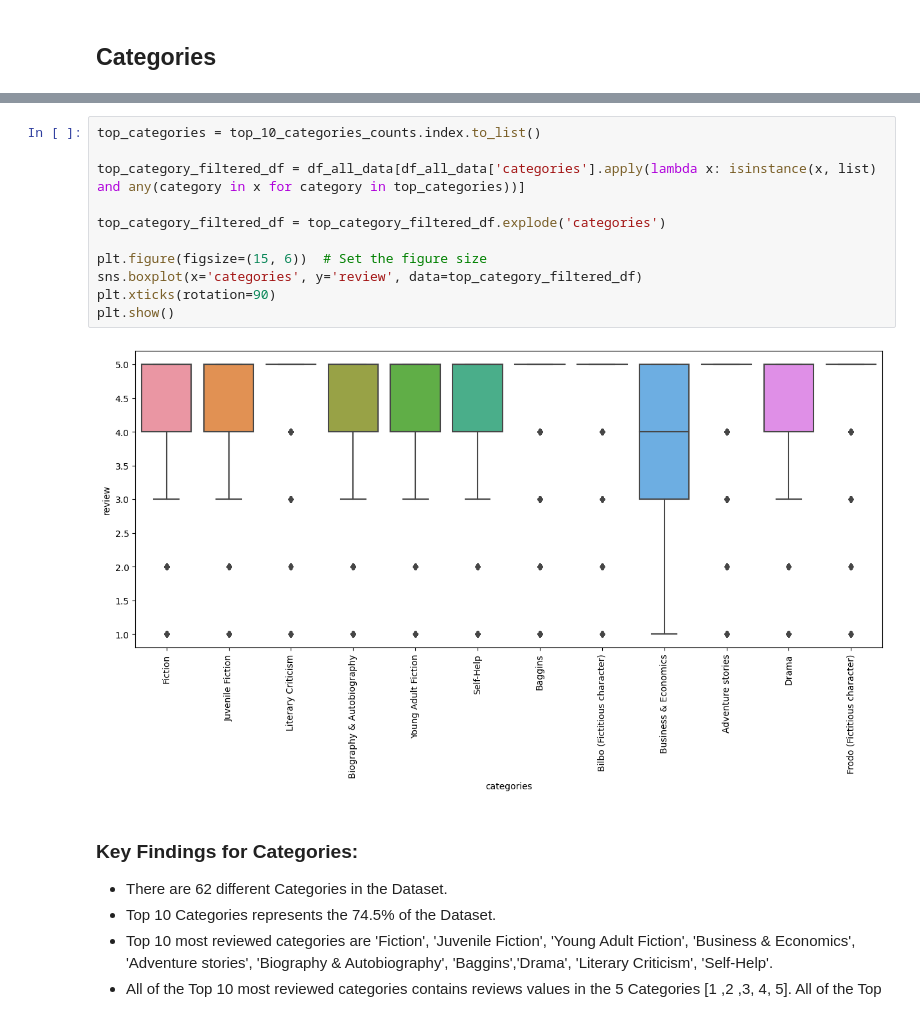
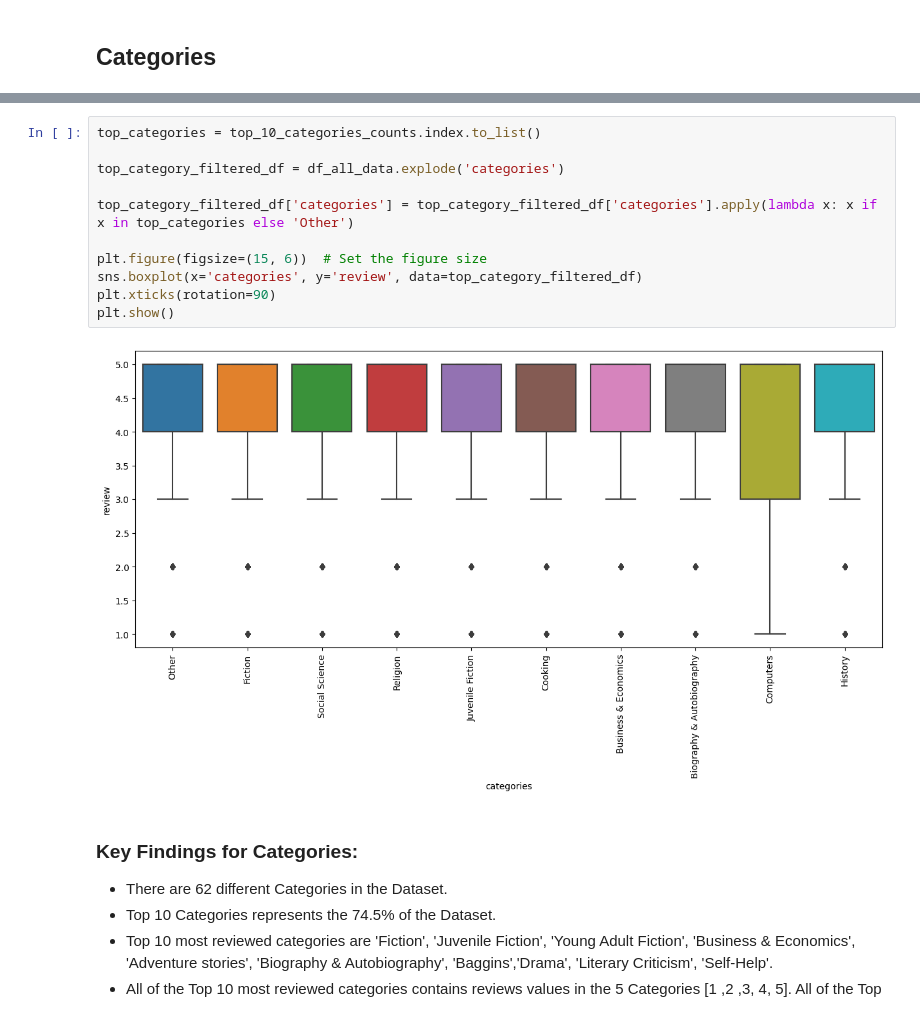
Before and after one commit to arnaldochm/final_project_nlp, a Jupyter notebook: notebooks/notebook_EDA.ipynb, the cells around one changed output, grey strips where cells are left out. Saved outputs shown, nothing was run; the diff lists cells and outputs as text.

```diff
--- a/notebooks/notebook_EDA.ipynb
+++ b/notebooks/notebook_EDA.ipynb
@@ -299,16 +345,16 @@ plt.show()
 # %%
 top_categories = top_10_categories_counts.index.to_list()
 
-top_category_filtered_df = df_all_data[df_all_data['categories'].apply(lambda x: isinstance(x, list) and any(category in x for category in top_categories))]
+top_category_filtered_df = df_all_data.explode('categories')
 
-top_category_filtered_df = top_category_filtered_df.explode('categories')
+top_category_filtered_df['categories'] = top_category_filtered_df['categories'].apply(lambda x: x if x in top_categories else 'Other')
 
 plt.figure(figsize=(15, 6))  # Set the figure size
 sns.boxplot(x='categories', y='review', data=top_category_filtered_df)
 plt.xticks(rotation=90)
 plt.show()
 # %% [output]
-[figure, old version]
+[figure, new version]
 # %% [markdown]
 ### Key Findings for Categories:
 
```
Also changed, not shown: parts of 44 cells of this notebook, 2 other files.
